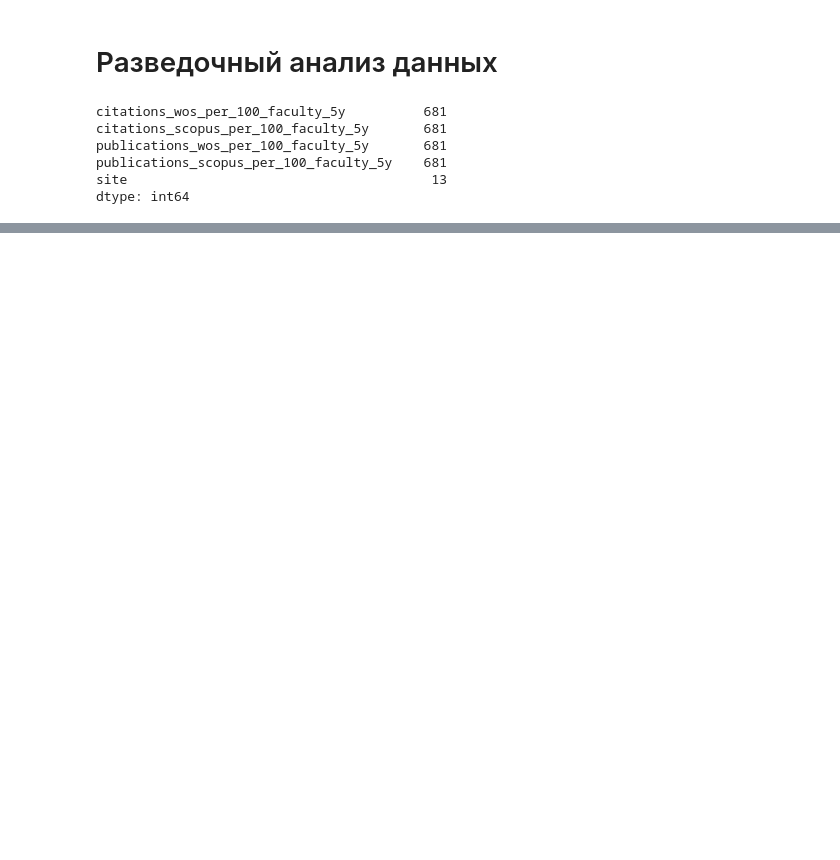
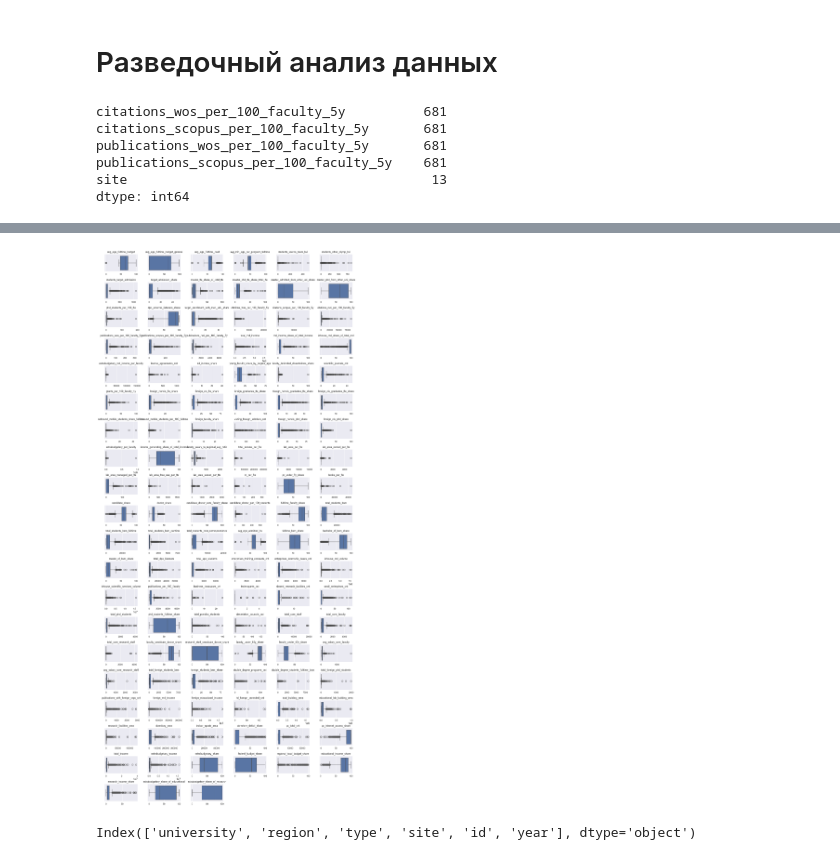
Before and after one commit to sosnovskiim/MachineLearning, a Jupyter notebook: Курс 3 - Машинное обучение и нейронные сети/2. Кластеризация/2.1 Кластеризация вузов/2.1 Кластеризация вузов.ipynb, the cells around one changed output, grey strips where cells are left out. Saved outputs shown, nothing was run; the diff lists cells and outputs as text; code cells hidden in the pictures; blank space fills up the shorter version.

```diff
--- a/Курс 3 - Машинное обучение и нейронные сети/2. Кластеризация/2.1 Кластеризация вузов/2.1 Кластеризация вузов.ipynb
+++ b/Курс 3 - Машинное обучение и нейронные сети/2. Кластеризация/2.1 Кластеризация вузов/2.1 Кластеризация вузов.ipynb
@@ -175,8 +208,6 @@ uni.columns = [
     "visiting_foreign_scholars_cnt",
     "foreign_noncis_phd_share",
     "foreign_cis_phd_share",
-    "foreign_rnd_income",
-    "foreign_educational_income",
     "extrabudgetary_per_faculty",
     "income_generating_share_of_total_income",
     "faculty_salary_to_regional_avg_ratio",
@@ -287,0 +328,24 @@ dtype: int64
+# %%
+uni_cols_to_plot = uni.columns[:117]
+n_cols = 6
+n_rows = (len(uni_cols_to_plot) + n_cols - 1) // n_cols
+
+_, axes = plt.subplots(n_rows, n_cols, figsize=(n_cols * 3, n_rows * 2))
+axes = axes.flatten()
+
+for i, col in enumerate(uni_cols_to_plot):
+    sns.boxplot(x=uni[col], ax=axes[i])
+    axes[i].set_title(col, fontsize=10)
+    axes[i].set_xlabel("")
+    axes[i].tick_params(axis="x", labelsize=9, pad=1)
+
+for j in range(i + 1, len(axes)):
+    axes[j].set_visible(False)
+
+plt.subplots_adjust(wspace=0.3, hspace=0.6)
+# %% [output]
+[figure, added]
+# %%
+uni.columns[-6:]
+# %% [output]
+Index(['university', 'region', 'type', 'site', 'id', 'year'], dtype='object')
```
Also changed, not shown: parts of 14 cells of this notebook, 1 other file.
